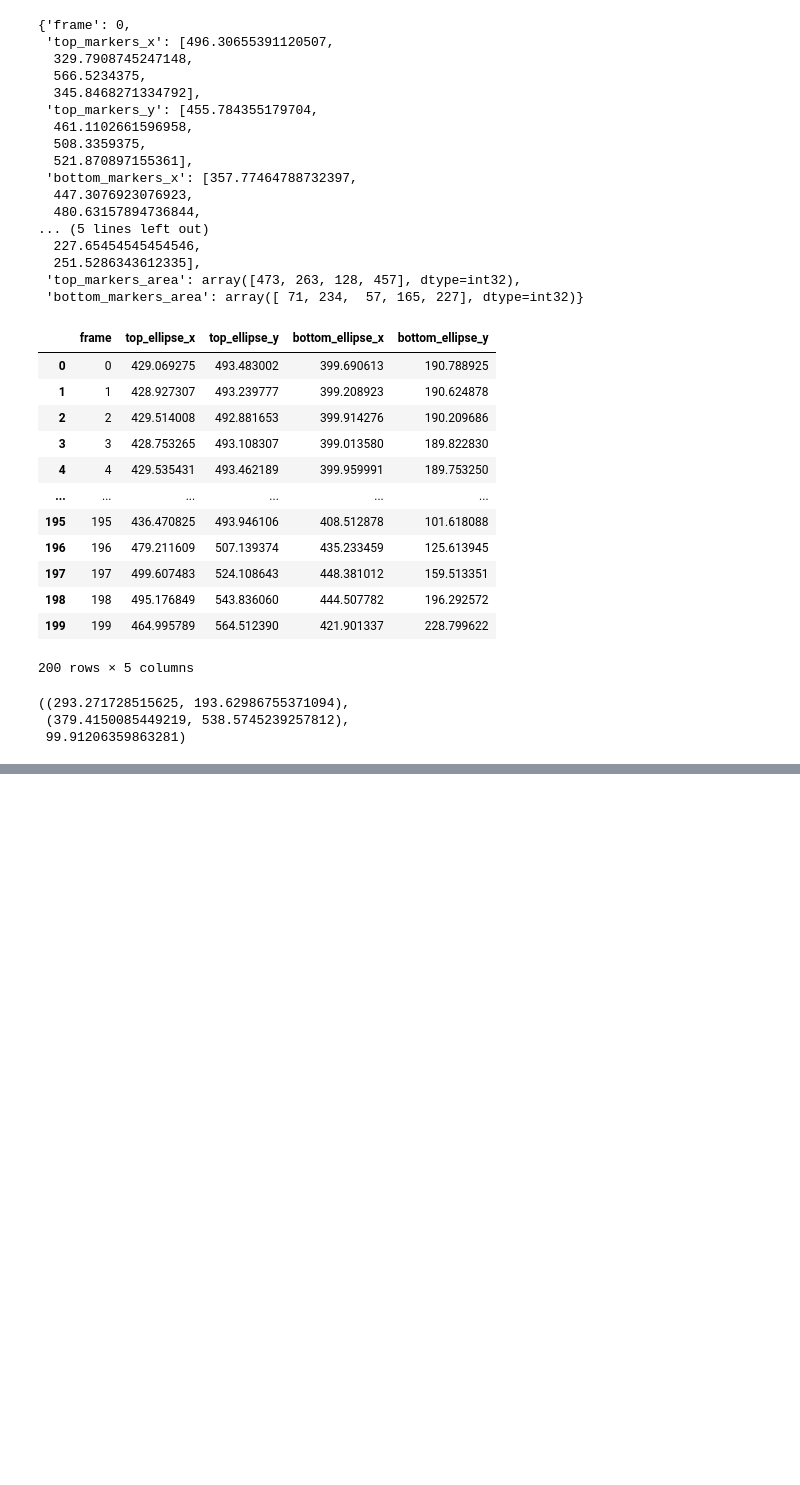
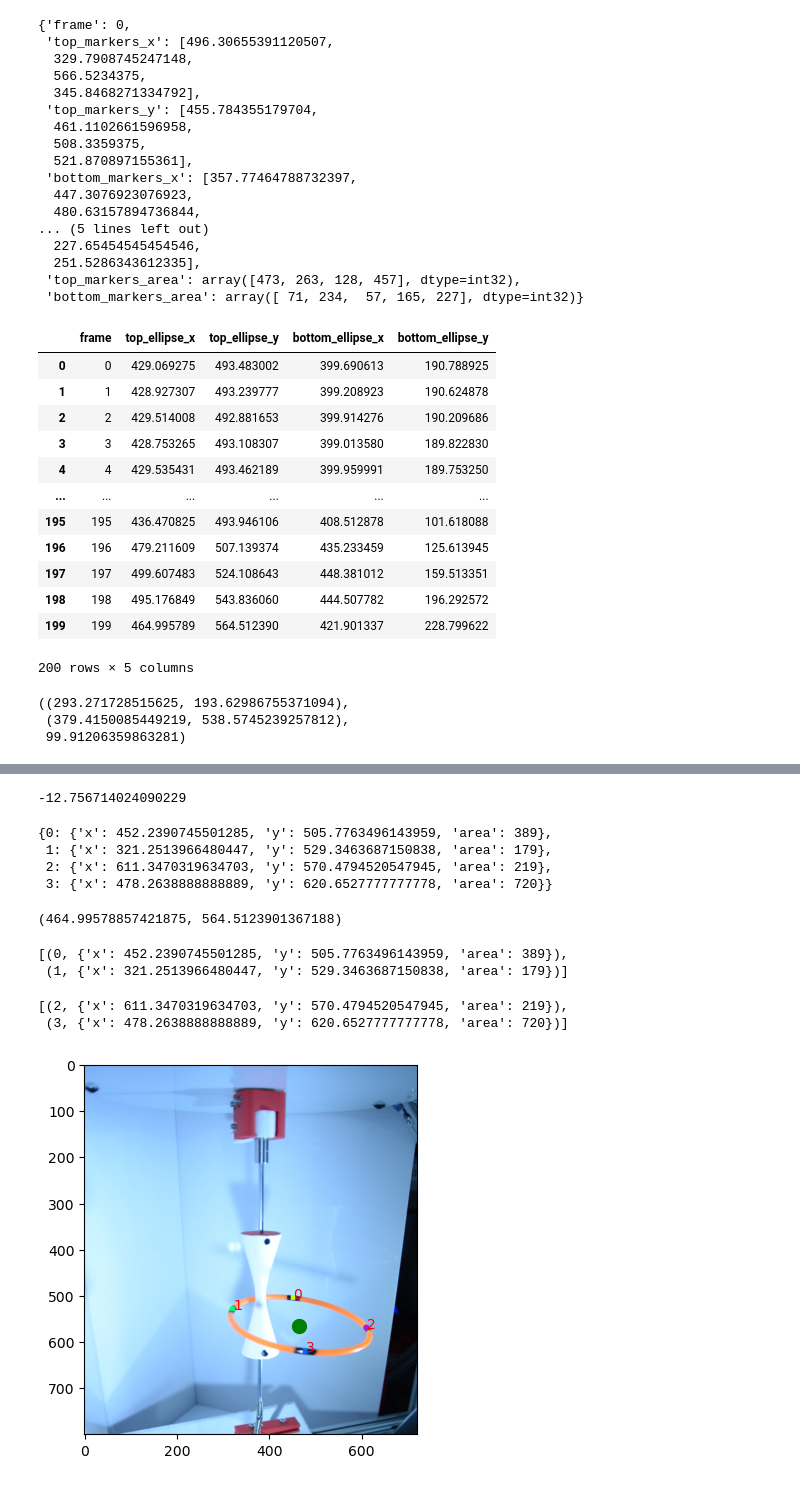
Before and after one commit to jonaheaton/hula_hoop, a Jupyter notebook: process_frames.ipynb, the cells around one changed output, grey strips where cells are left out. Drawn from its saved outputs; the diff is of its cells as text; code cells hidden in the pictures; blank space fills up the shorter version.

```diff
--- a/process_frames.ipynb
+++ b/process_frames.ipynb
@@ -492,6 +492,28 @@ def parse_coordinate_dict(coordinate_dict,frame_num):
     }
 
     return ellipse_coor, top_marker_coor, bottom_marker_coor
+
+
+
+def parse_coordinate_dict(marker_coordinates, ellipse_center):
+    above = []
+    below = []
+    below_x_above_y = []
+    above_x_below_y = []
+
+    for key, value in coordinate_dict.items():
+        if value[1] < ellipse_center[1]:  # y-coordinate of the marker is above the ellipse center
+            if value[0] < ellipse_center[0]:  # x-coordinate of the marker is to the left of the ellipse center
+                below_x_above_y.append((key, value))
+            else:  # x-coordinate of the marker is to the right of the ellipse center
+                above.append((key, value))
+        else:  # y-coordinate of the marker is below the ellipse center
+            if value[0] < ellipse_center[0]:  # x-coordinate of the marker is to the left of the ellipse center
+                below.append((key, value))
+            else:  # x-coordinate of the marker is to the right of the ellipse center
+                above_x_below_y.append((key, value))
+
+    return above, below, below_x_above_y, above_x_below_y
 # %%
 top_half, bottom_half = split_frame(frame)
 
@@ -1091,0 +1134,2 @@ bottom_circle
+# %%
+coordinate_dict['top_markers_area'] = coordinate_dict['top_marker_area']
@@ -1091,0 +1172,9 @@ bottom_circle
+# %%
+marker_dict = get_marker_dict(coordinate_dict, key='top_markers')
+top_ellipse_center = coordinate_dict['top_ellipse'][0]
+print(top_ellipse_center)
+t0, t1, t2, t3 = get_marker_assignment(marker_dict, top_ellipse_center,tol=1)
+print('t0:', t0)
+print('t1:', t1)
+print('t2:', t2)
+print('t3:', t3)
@@ -1091,0 +1219,6 @@ bottom_circle
+# %%
+new_dict = {}
+for key,val in marker_dict.items():
+    # new_dict[key] = val.copy()
+    print(val['x'] - top_ellipse_center[0])
+    print(val['y'] - top_ellipse_center[1])
@@ -1091,0 +1235,32 @@ bottom_circle
+# %%
+val
+# %% [output]
+-12.756714024090229
+# %%
+marker_dict
+# %% [output]
+{0: {'x': 452.2390745501285, 'y': 505.7763496143959, 'area': 389},
+ 1: {'x': 321.2513966480447, 'y': 529.3463687150838, 'area': 179},
+ 2: {'x': 611.3470319634703, 'y': 570.4794520547945, 'area': 219},
+ 3: {'x': 478.2638888888889, 'y': 620.6527777777778, 'area': 720}}
+# %%
+top_ellipse_center
+# %% [output]
+(464.99578857421875, 564.5123901367188)
+# %%
+t2
+# %% [output]
+[(0, {'x': 452.2390745501285, 'y': 505.7763496143959, 'area': 389}),
+ (1, {'x': 321.2513966480447, 'y': 529.3463687150838, 'area': 179})]
+# %%
+t3
+# %% [output]
+[(2, {'x': 611.3470319634703, 'y': 570.4794520547945, 'area': 219}),
+ (3, {'x': 478.2638888888889, 'y': 620.6527777777778, 'area': 720})]
+# %%
+plt.imshow(top_overlay)
+plt.scatter(top_ellipse_center[0], top_ellipse_center[1], color='green', s=100)
+for key, value in marker_dict.items():
+    plt.text(value['x'], value['y'], str(key), color='red')
+# %% [output]
+[figure, added]
```
Also changed, not shown: parts of 21 cells of this notebook, 2 other files.
